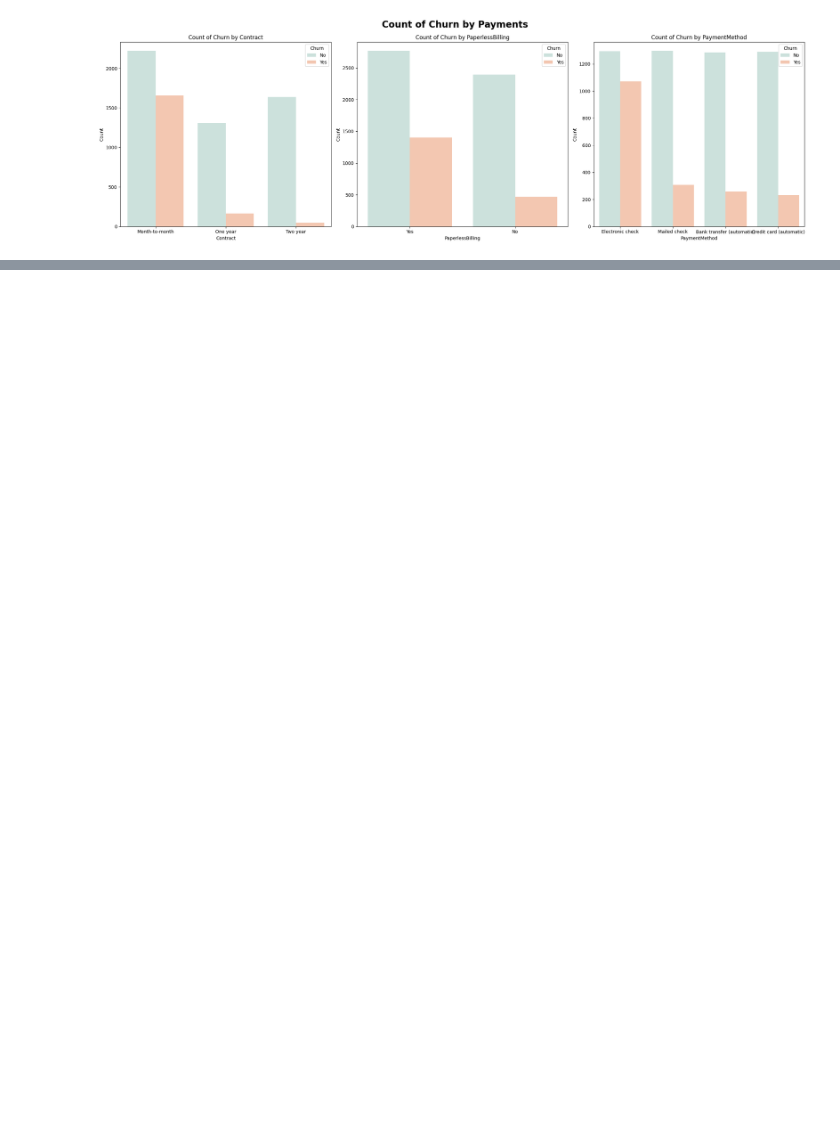
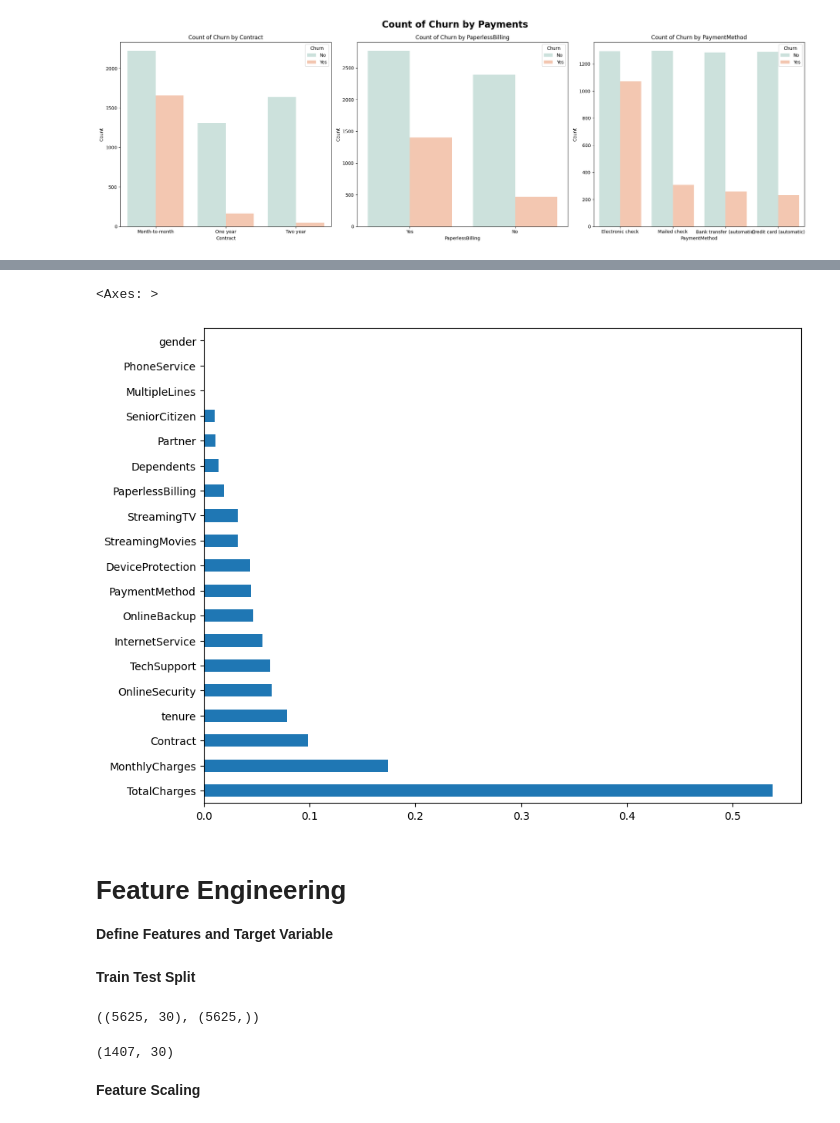
Before and after one commit to ss22aba/NEW, a Jupyter notebook: NEW_PROJECT.ipynb, the cells around one changed output, grey strips where cells are left out. Cells and saved outputs as stored; diff of their text form; code cells hidden in the pictures; blank space fills up the shorter version.

```diff
--- a/NEW_PROJECT.ipynb
+++ b/NEW_PROJECT.ipynb
@@ -326,0 +391,8 @@ plt.show()
+# %%
+categorical_variables = data.select_dtypes(include=['object','number']).drop('Churn', axis=1)
+# data.drop('Churn',axis=1).apply(mutual_info_sc).sort_values(ascending= False)
+def compute_mutual_information(cat):
+  return mutual_info_score(cat,data.Churn)
+# %%
+feature_importance = categorical_variables.apply(compute_mutual_information).sort_values(ascending=False)
+feature_importance
@@ -326,0 +424,9 @@ plt.show()
+# %%
+feature_importance.plot(kind='barh',figsize=(10,8))
+# %% [output]
+<Axes: >
+[figure, added]
+# %% [markdown]
+# **Feature Engineering**
+
+**Define Features and Target Variable**
@@ -327 +437,3 @@ plt.show()
+# %% [markdown]
+**Train Test Split**
 # %%
@@ -331,4 +440,14 @@ y = data_dummies.iloc[:,-1]
 X_train, X_test, y_train, y_test = train_test_split(X,y,test_size = 0.20, random_state = 42)
+# %%
+X_train.shape,y_train.shape
+# %% [output]
+((5625, 30), (5625,))
+# %%
+X_test.shape
+# %% [output]
+(1407, 30)
+# %% [markdown]
+**Feature Scaling**
 # %%
 scaler = MinMaxScaler()
 scaler.fit(X_train)
```
Also changed, not shown: parts of 28 cells of this notebook.
